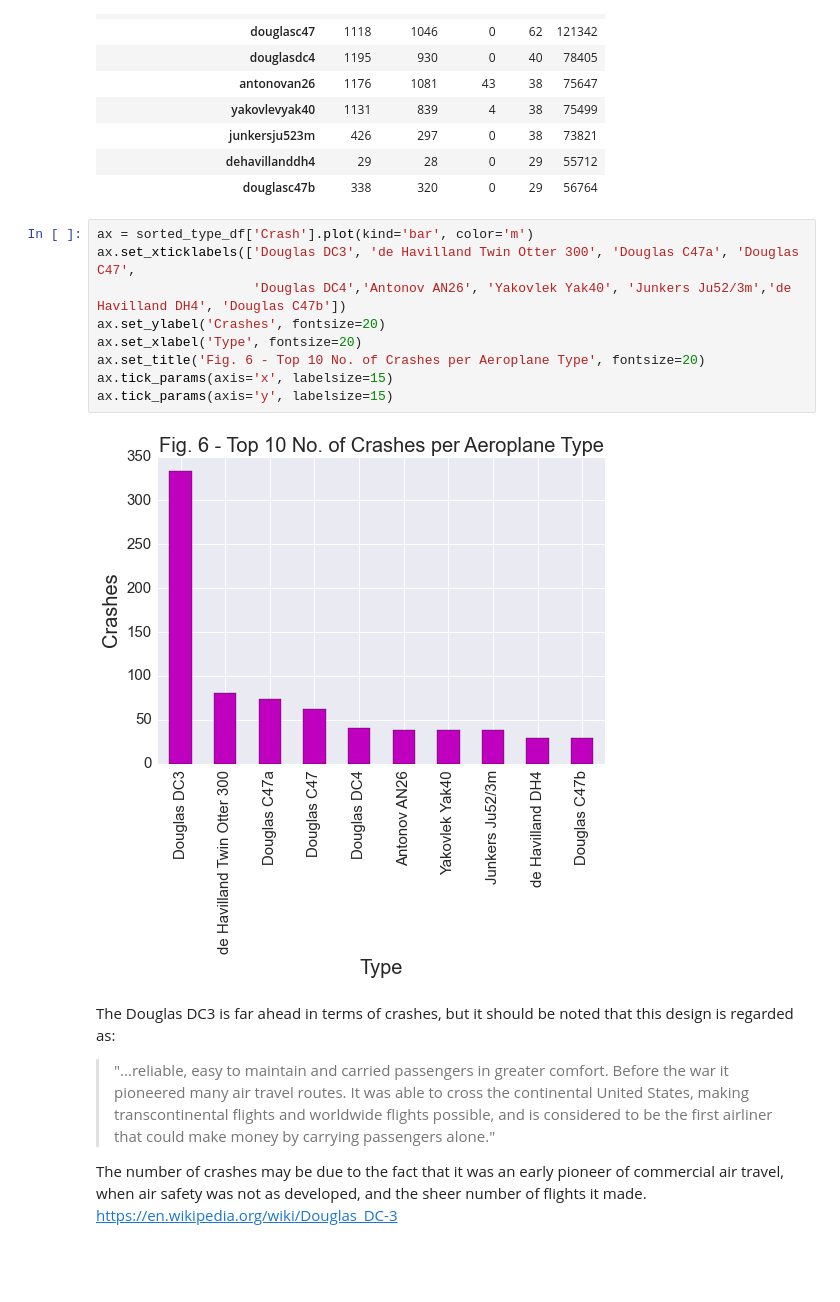
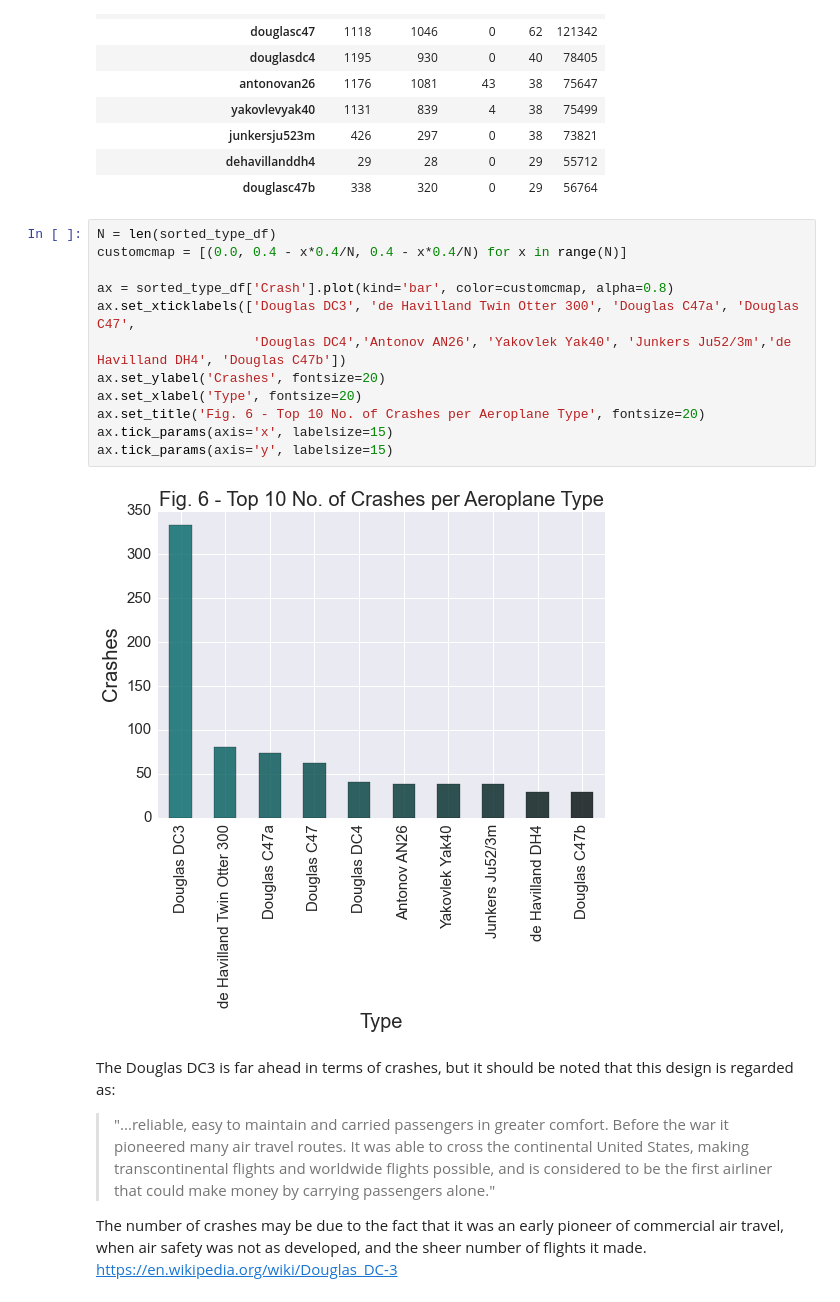
Before and after one commit to RyanSCodes/TLNR-Data-Science, a Jupyter notebook: PlaneCrashes/Aircrash.ipynb, the cells around one changed output. Drawn from its saved outputs; the diff is of its cells as text; blank space fills up the shorter version.

```diff
--- a/PlaneCrashes/Aircrash.ipynb
+++ b/PlaneCrashes/Aircrash.ipynb
@@ -201,16 +202,19 @@ sorted_type_df
 | dehavillanddh4 | 29 | 28 | 0 | 29 | 55712 |
 | douglasc47b | 338 | 320 | 0 | 29 | 56764 |
 # %%
-ax = sorted_type_df['Crash'].plot(kind='bar', color='m')
+N = len(sorted_type_df)
+customcmap = [(0.0, 0.4 - x*0.4/N, 0.4 - x*0.4/N) for x in range(N)]
+
+ax = sorted_type_df['Crash'].plot(kind='bar', color=customcmap, alpha=0.8)
 ax.set_xticklabels(['Douglas DC3', 'de Havilland Twin Otter 300', 'Douglas C47a', 'Douglas C47',
                     'Douglas DC4','Antonov AN26', 'Yakovlek Yak40', 'Junkers Ju52/3m','de Havilland DH4', 'Douglas C47b'])
 ax.set_ylabel('Crashes', fontsize=20)
 ax.set_xlabel('Type', fontsize=20)
 ax.set_title('Fig. 6 - Top 10 No. of Crashes per Aeroplane Type', fontsize=20)
 ax.tick_params(axis='x', labelsize=15)
 ax.tick_params(axis='y', labelsize=15)
 # %% [output]
-[figure, old version]
+[figure, new version]
 # %% [markdown]
 The Douglas DC3 is far ahead in terms of crashes, but it should be noted that this design is regarded as:
 
```
Also changed, not shown: parts of 2 cells of this notebook.
